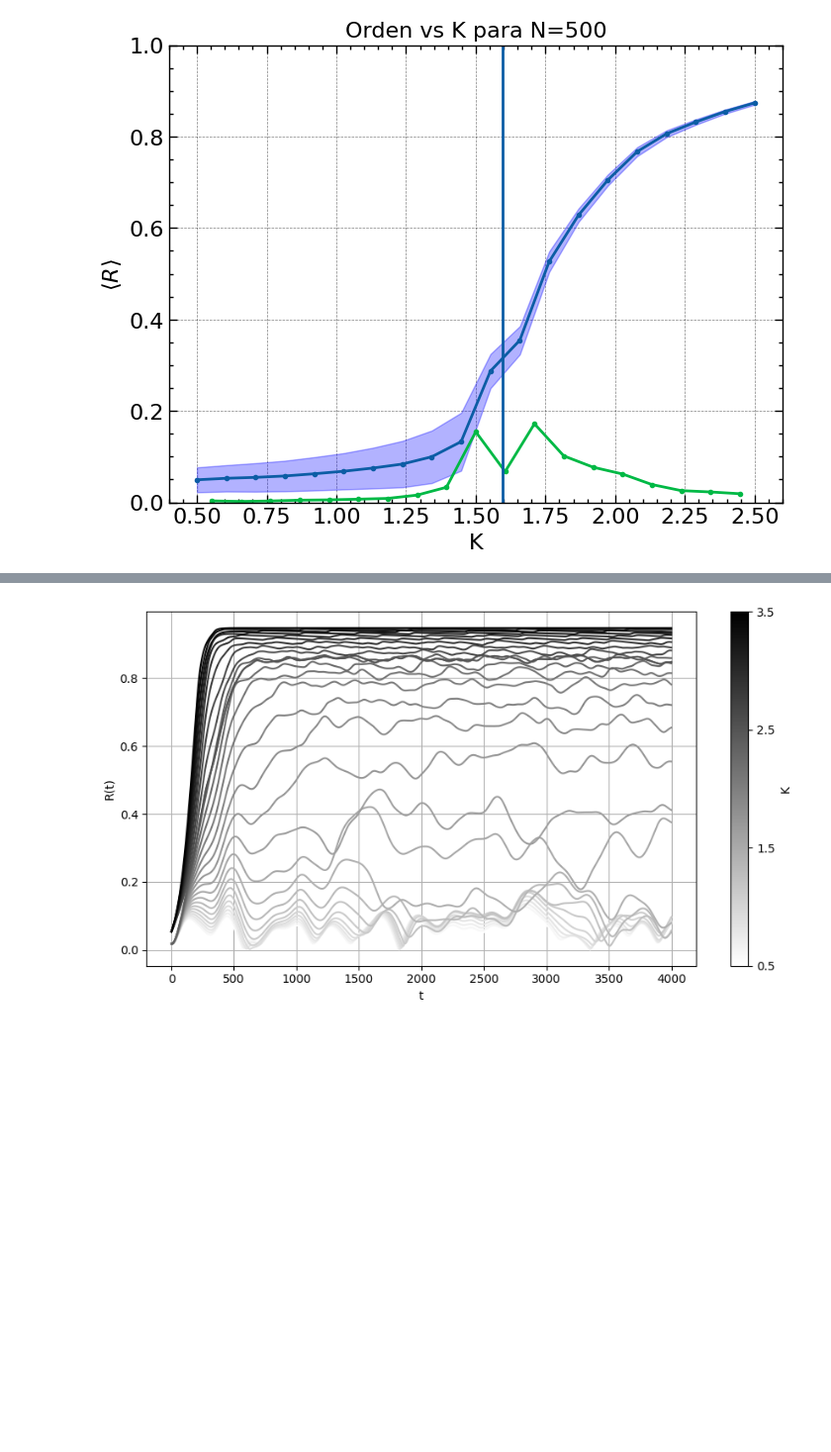
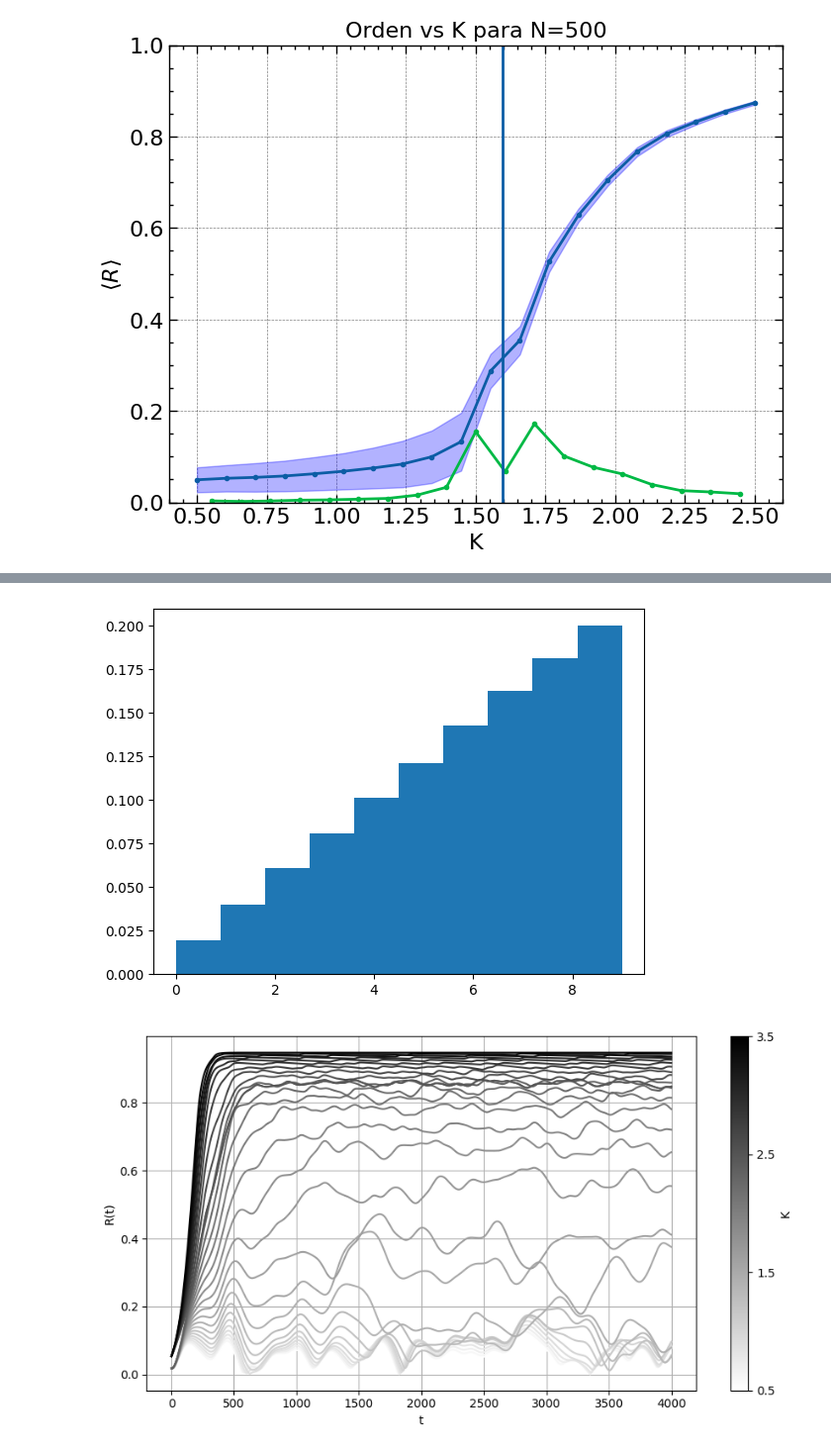
Before and after one commit to EduardoGarcia528/Tesis, a Jupyter notebook: FEC/Ising_model.ipynb, the cells around one changed output, grey strips where cells are left out. Shown: that part at 99% size. Cells and saved outputs as stored; diff of their text form; code cells hidden in the pictures; blank space fills up the shorter version.

```diff
--- a/FEC/Ising_model.ipynb
+++ b/FEC/Ising_model.ipynb
@@ -227,3 +227,81 @@ plt.title('Orden vs K para N=500')
 plt.show()
 # %% [output]
 [figure]
+# %%
+import numpy as np
+import matplotlib.pyplot as plt
+from scipy.stats import betabinom
+
+def plot_beta_binomial(n, alpha, beta):
+    k = np.arange(0, n)                 # posibles valores 0,1,...,n
+    pmf = betabinom.pmf(k, n, alpha, beta)  # función de masa de probabilidad
+    probs = pmf / pmf.sum()
+
+    plt.figure()
+    plt.stem(k, pmf, basefmt=" ")
+    plt.xlabel("k")
+    plt.ylabel("P(X = k)")
+    plt.title(f"Distribución Beta-Binomial (n={n}, α={alpha}, β={beta})")
+    plt.grid(True, alpha=0.3)
+    plt.show()
+
+    return probs
+
+import numpy as np
+import math
+from numba import njit
+
+@njit
+def beta_binomial_probs(n, alpha, beta):
+    """
+    Aproxima betabinom.pmf(k, n, alpha, beta) para k = 0,1,...,n-1
+    y normaliza para que sume 1 (truncada en k = n-1, igual que tu código).
+    """
+    probs = np.empty(n, dtype=np.float64)  # k = 0,...,n-1
+    N = n                                  # parámetro 'n' de la beta-binomial
+
+    # log B(alpha, beta)
+    log_B0 = math.lgamma(alpha) + math.lgamma(beta) - math.lgamma(alpha + beta)
+    log_N_fact = math.lgamma(N + 1)
+
+    for k in range(n):  # k = 0,...,n-1
+        # log binom(N, k)
+        log_binom = log_N_fact - math.lgamma(k + 1) - math.lgamma(N - k + 1)
+
+        # log B(k+alpha, N-k+beta)
+        log_B1 = (math.lgamma(k + alpha)
+                  + math.lgamma(N - k + beta)
+                  - math.lgamma(N + alpha + beta))
+
+        log_p = log_binom + log_B1 - log_B0
+        probs[k] = math.exp(log_p)
+
+    # Normalizar por seguridad (igual que pmf / pmf.sum())
+    s = 0.0
+    for i in range(n):
+        s += probs[i]
+    for i in range(n):
+        probs[i] /= s
+
+    return probs
+
+
+
+if __name__ == "__main__":
+    # Ejemplo: t pasos -> eliges t' en {0,...,t-1}
+    t = 10
+    alpha = 2.0
+    beta = 1.0
+
+    # probs = plot_beta_binomial(t, alpha, beta)
+    probs = beta_binomial_probs(t, alpha, beta)
+
+     # Muestreo usando las probabilidades calculadas
+
+
+nums = []
+for _ in range(100000):
+    num = np.random.choice(np.arange(t), p=probs)
+    nums.append(num)
+plt.hist(nums, bins=t, density=True)
+# %% [output]
@@ -230,3 +312,4 @@ plt.show()
+[figure, added]
 # %%
 import numpy as np
 import matplotlib.pyplot as plt
```
Also changed, not shown: parts of 1 cell of this notebook, 13 other files.
